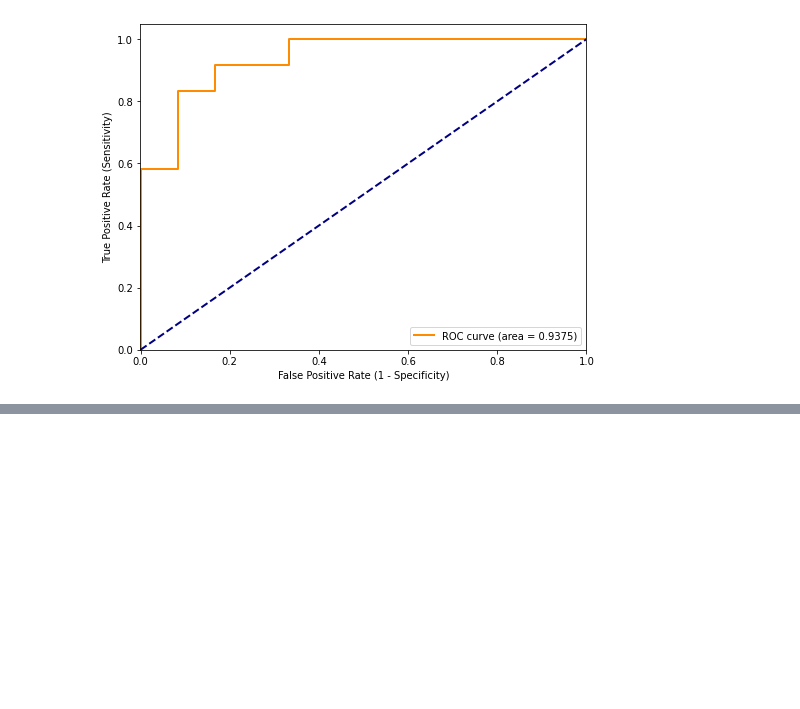
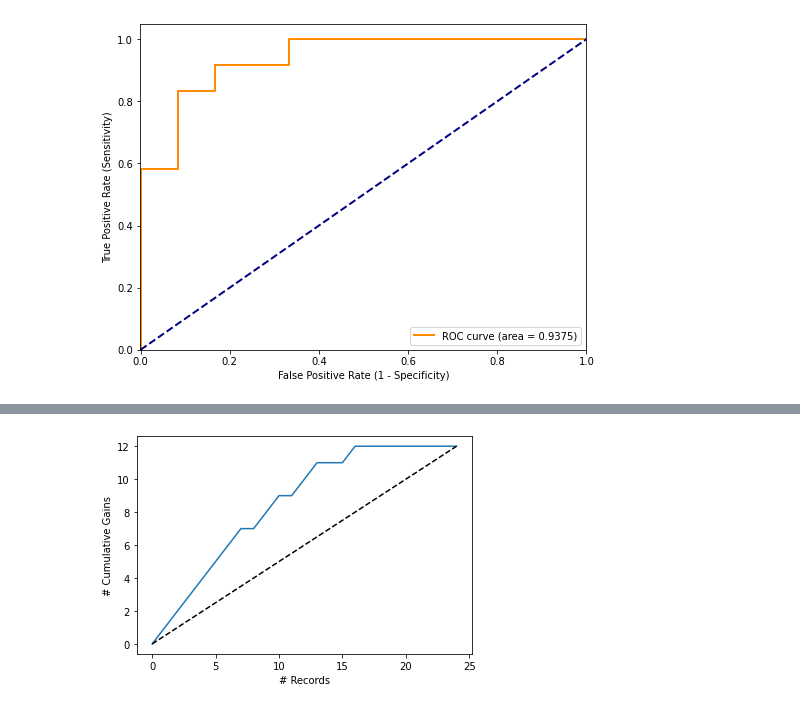
Before and after one commit to jeantardelli/data-mining-for-business-analytics, a Jupyter notebook: analysis/evaluating-predictive-performance.ipynb, the cells around one changed output, grey strips where cells are left out. Drawn from its saved outputs; the diff is of its cells as text; code cells hidden in the pictures; blank space fills up the shorter version.

```diff
--- a/analysis/evaluating-predictive-performance.ipynb
+++ b/analysis/evaluating-predictive-performance.ipynb
@@ -488,0 +506,3 @@ Using the same logic as above, it can be shown that optimizing this quantity dep
+# %%
+owner_df["cum_gains"] = owner_df.Probability.cumsum().round(0)
+owner_df.sort_values(ascending=False, by="Probability")
@@ -488,0 +527,17 @@ Using the same logic as above, it can be shown that optimizing this quantity dep
+# %%
+# total of records
+n_total = len(owner_df.Probability)
+# sum probabilities
+n_actual = owner_df.Probability.sum().round(0)
+# get cumulative sum of gains
+cum_gain = pd.concat([pd.Series([0]),
+                      owner_df.Probability.cumsum().round(0)]).reset_index(drop=True)
+
+fig, ax = plt.subplots(nrows=1, ncols=1)
+ax.plot(cum_gain.index, cum_gain.values)
+ax.plot([0, n_total], [0, n_actual], linestyle='--', color="k")
+ax.set_ylabel("# Cumulative Gains")
+ax.set_xlabel("# Records")
+plt.show()
+# %% [output]
+[figure, added]
```
Also changed, not shown: parts of 6 cells of this notebook.
